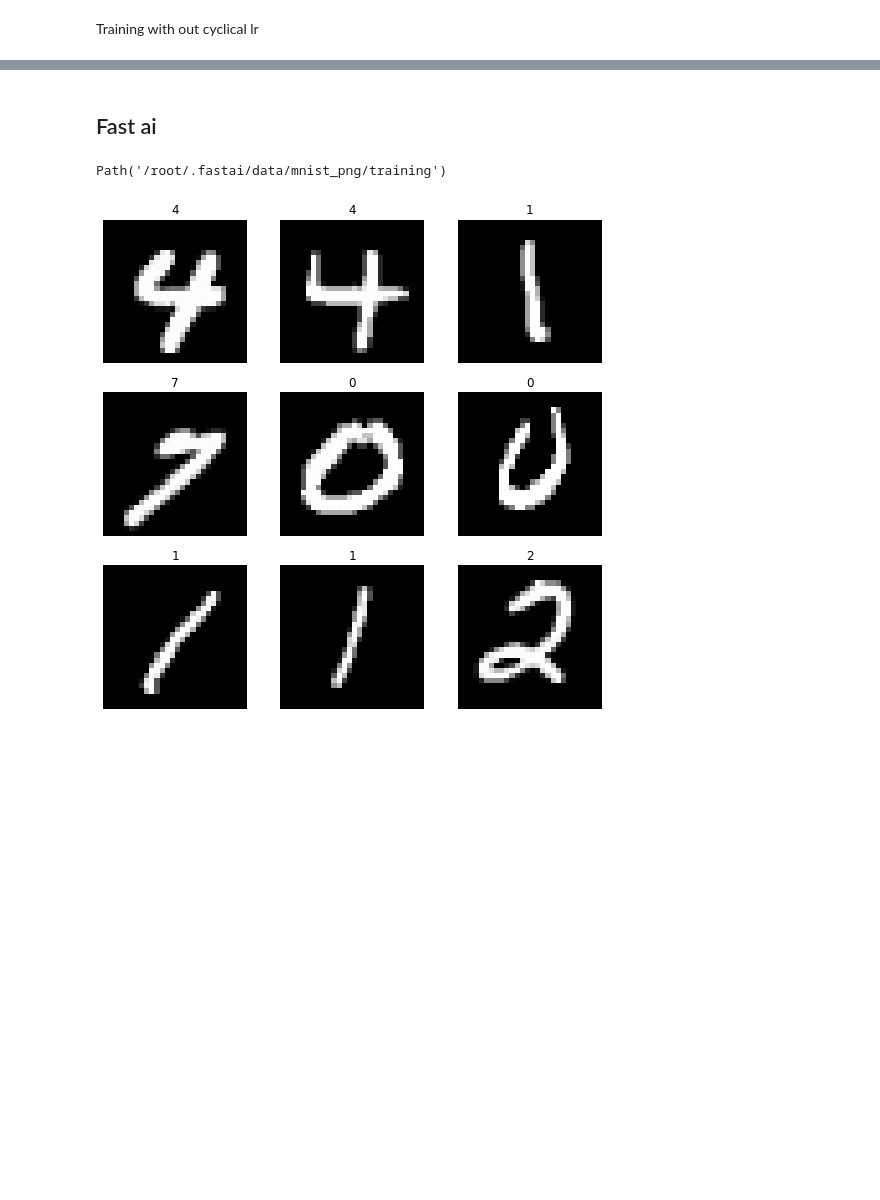
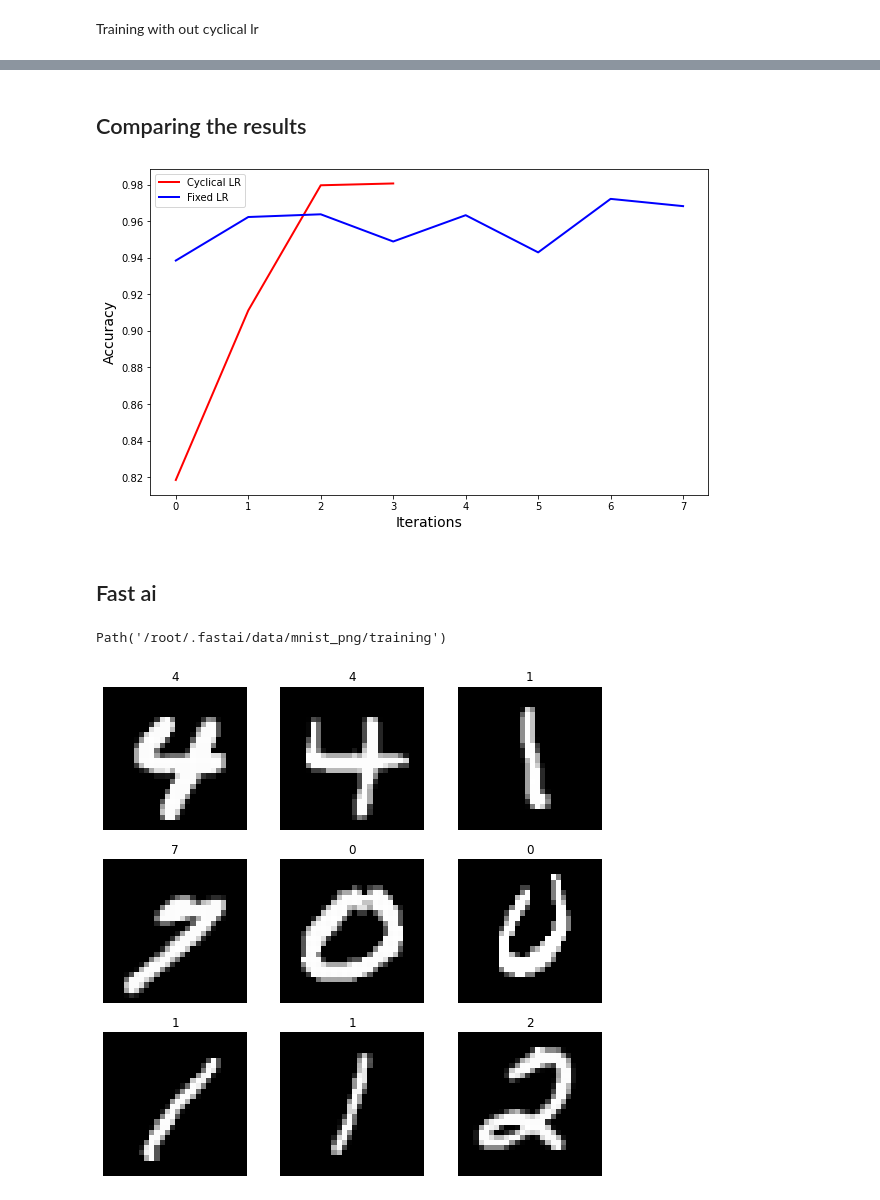
Before and after one commit to bipinKrishnan/fastai_course, a Jupyter notebook: cyclicLR_scratch.ipynb, the cells around one changed output, grey strips where cells are left out. Saved outputs shown, nothing was run; the diff lists cells and outputs as text; code cells hidden in the pictures; blank space fills up the shorter version.

```diff
--- a/cyclicLR_scratch.ipynb
+++ b/cyclicLR_scratch.ipynb
@@ -100,13 +123,14 @@ Training using cyclical lr
 epochs = 8
 acc = []
 lr = []
-iter_counter = -1
+iter_counter = 0
 
 for i in tqdm(range(epochs), total=epochs, leave=False):
   model.train()
   for data, labels in tqdm(trainloader, total=len(trainloader), leave=False):
-    iter_counter += 1
-    opt.param_groups[0]['lr'] = cyclical_lr_np(iter_counter, 2*len(trainloader), 1e-3, 1e-2)
+
+    #updating the learning rate
+    opt.param_groups[0]['lr'] = cyclical_lr_np(iter_counter, 2*len(trainloader), 1e-6, 3e-2)
 
     opt.zero_grad()
 
@@ -117,6 +141,7 @@ for i in tqdm(range(epochs), total=epochs, leave=False):
     opt.step()
 
     lr.append(opt.param_groups[0]['lr'])
+    iter_counter += 1
 
   model.eval()
   valid = validate(valloader)
@@ -157,19 +172,20 @@ model = models.resnet18(pretrained=False)
 # for params in model.parameters():
 #   params.requires_grad = False
 
+model.conv1 = nn.Conv2d(1, 64, kernel_size=(7, 7), stride=(2, 2), padding=(3, 3), bias=False)
 model.fc = nn.Linear(model.fc.in_features, 10)
 
 criterion = nn.CrossEntropyLoss()
-opt = torch.optim.Adam(model.parameters(), lr=3e-2)
+opt = optim.Adam(model.parameters())
 # %%
 model = model.to(device)
 # %%
 epochs = 8
-acc = []
+acc1 = []
 
 for i in tqdm(range(epochs), total=epochs, leave=False):
   model.train()
-  for j, (data, labels) in tqdm(enumerate(trainloader), total=len(trainloader), leave=False):
+  for (data, labels) in tqdm(trainloader, total=len(trainloader), leave=False):
     opt.zero_grad()
 
     out = model(data.to(device))
@@ -178,11 +194,9 @@ for i in tqdm(range(epochs), total=epochs, leave=False):
 
     opt.step()
 
-    losses.append(loss.item())
-
   model.eval()
   valid = validate(valloader)
-  acc.append(valid[1])
+  acc1.append(valid[1])
 
   print(f"Epoch: {i+1}/{epochs}\ttrain_loss: {loss.item()}\tval_loss: {valid[0]}\tacc: {valid[1]}\n")
 # %% [output]
@@ -204,3 +218,17 @@ Epoch: 8/8      train_loss: 0.18727606534957886 val_loss: 0.0014664767077192664
+# %% [markdown]
+## Comparing the results
+# %%
+plt.figure(figsize=(10, 6))
+
+plt.plot(acc, 'r-', label='Cyclical LR', linewidth=2)
+plt.plot(acc1, 'b-', label='Fixed LR', linewidth=2)
+
+plt.xlabel("Iterations", fontsize=14)
+plt.ylabel("Accuracy", fontsize=14)
+plt.legend()
+plt.savefig("result.jpg")
+# %% [output]
+[figure, added]
 # %% [markdown]
 ## Fast ai
 # %%
```
Also changed, not shown: parts of 19 cells of this notebook.
